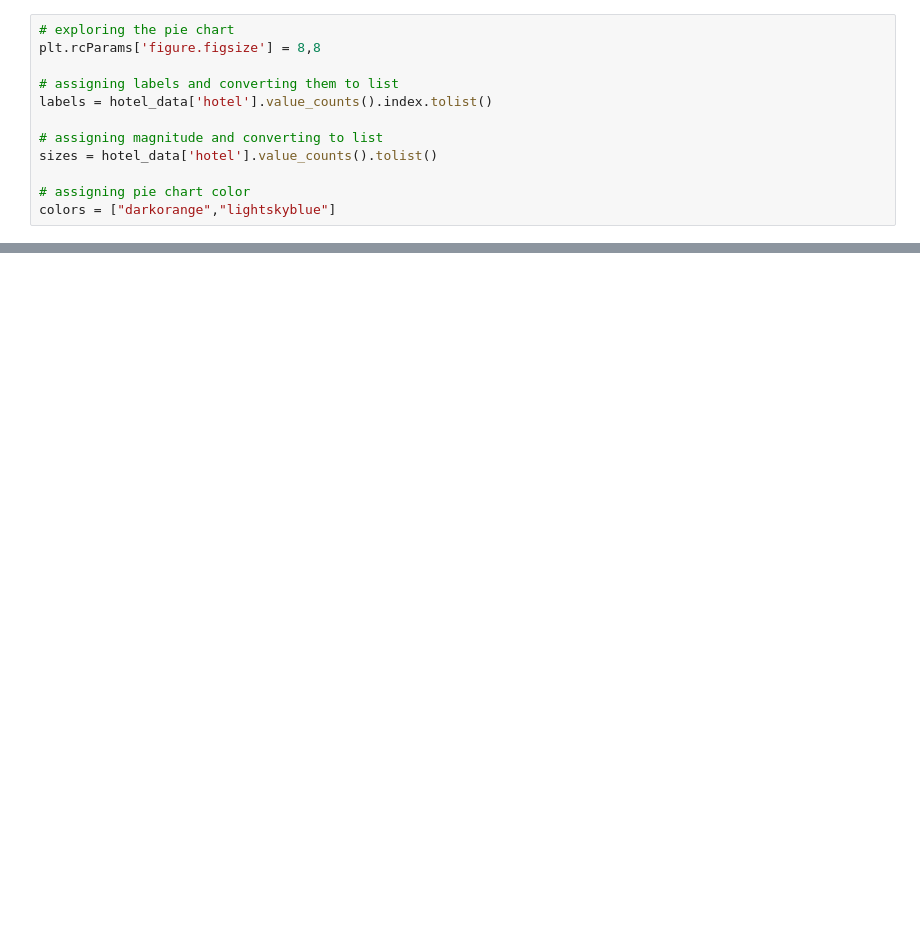
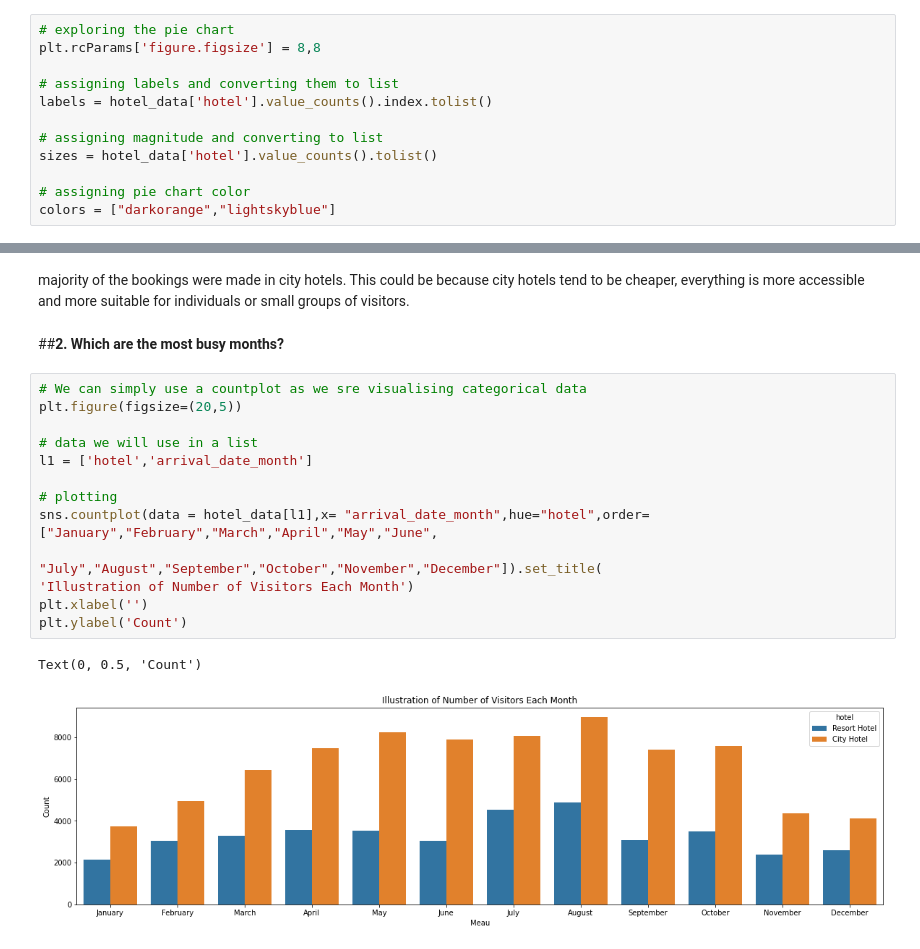
Before and after one commit to zeeshubanny/EDA-HOTEL-BOOKING, a Jupyter notebook: Hotel_Booking_Analysis_Capstone_Project.ipynb, the cells around one changed output, grey strips where cells are left out. Cells and saved outputs as stored; diff of their text form; blank space fills up the shorter version.

```diff
--- a/Hotel_Booking_Analysis_Capstone_Project.ipynb
+++ b/Hotel_Booking_Analysis_Capstone_Project.ipynb
@@ -195,0 +211,20 @@ colors = ["darkorange","lightskyblue"]
+# %% [markdown]
+ majority of the bookings were made in city hotels. This could be because city hotels tend to be cheaper, everything is more accessible and more suitable for individuals or small groups of visitors.
+# %% [markdown]
+##**2. Which are the most busy months?**
+# %%
+# We can simply use a countplot as we sre visualising categorical data
+plt.figure(figsize=(20,5))
+
+# data we will use in a list
+l1 = ['hotel','arrival_date_month']
+
+# plotting
+sns.countplot(data = hotel_data[l1],x= "arrival_date_month",hue="hotel",order=["January","February","March","April","May","June",
+                                                                              "July","August","September","October","November","December"]).set_title(
+'Illustration of Number of Visitors Each Month')
+plt.xlabel('')
+plt.ylabel('Count')
+# %% [output]
+Text(0, 0.5, 'Count')
+[figure, added]
```
Also changed, not shown: parts of 5 cells of this notebook.
